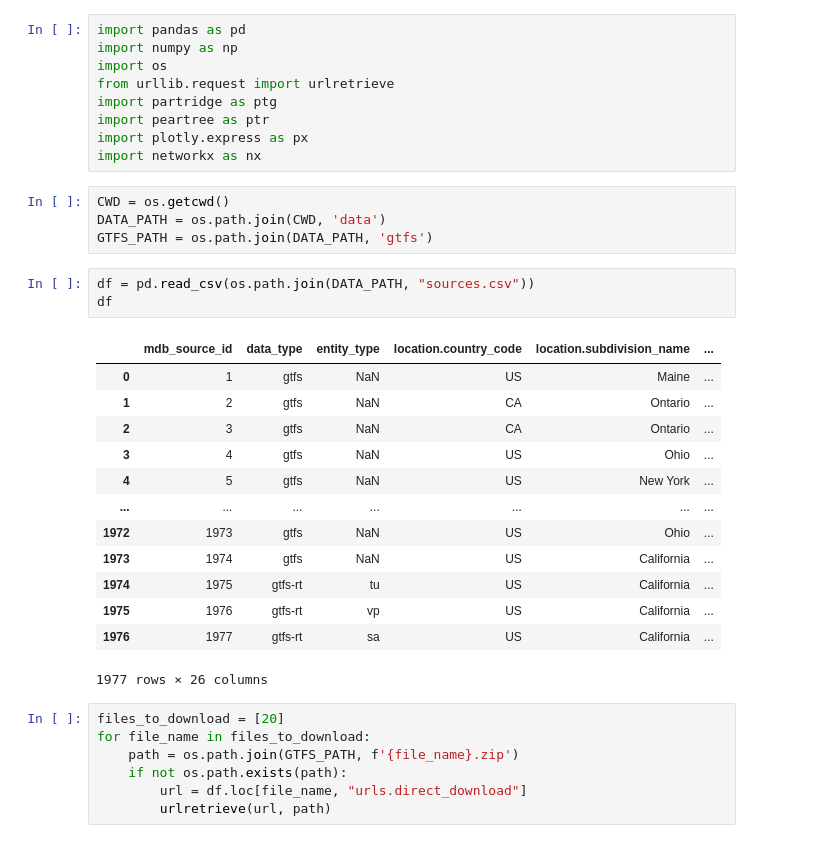
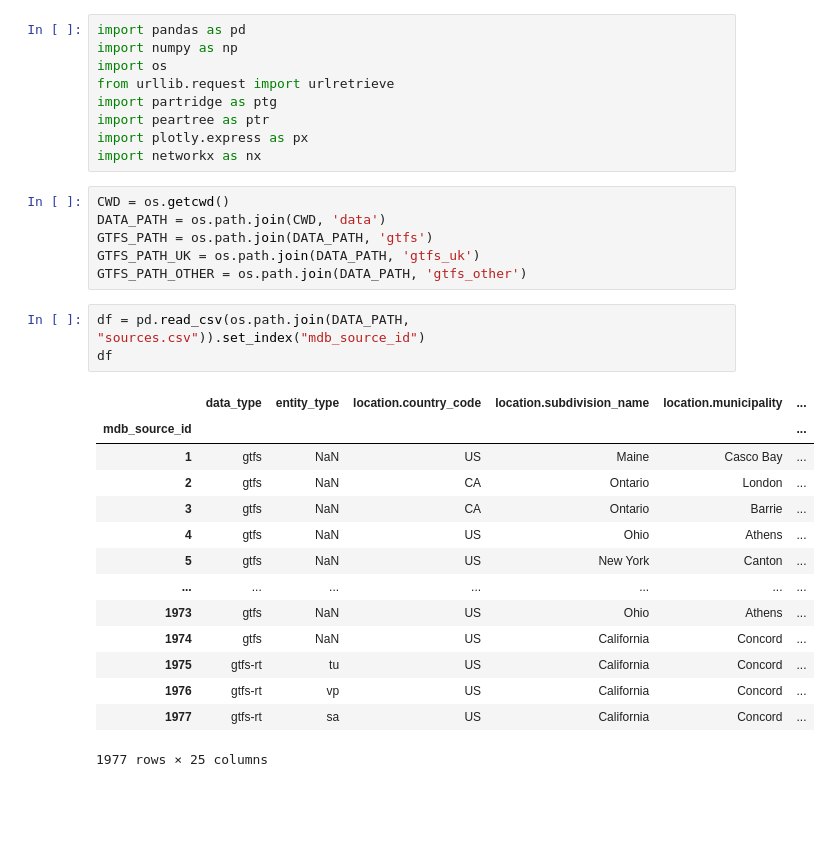
Before and after one commit to LucaPoli59/Da_TrNet, a Jupyter notebook: first_analysis.ipynb, the cells around one changed output. Drawn from its saved outputs; the diff is of its cells as text; blank space fills up the shorter version.

Commit message:
Data extraction

```diff
--- a/first_analysis.ipynb
+++ b/first_analysis.ipynb
@@ -11,27 +11,23 @@ import networkx as nx
 CWD = os.getcwd()
 DATA_PATH = os.path.join(CWD, 'data')
 GTFS_PATH = os.path.join(DATA_PATH, 'gtfs')
+GTFS_PATH_UK = os.path.join(DATA_PATH, 'gtfs_uk')
+GTFS_PATH_OTHER = os.path.join(DATA_PATH, 'gtfs_other')
 # %%
-df = pd.read_csv(os.path.join(DATA_PATH, "sources.csv"))
+df = pd.read_csv(os.path.join(DATA_PATH, "sources.csv")).set_index("mdb_source_id")
 df
 # %% [output]
-|  | mdb_source_id | data_type | entity_type | location.country_code | location.subdivision_name | ... |
-| 0 | 1 | gtfs | NaN | US | Maine | ... |
-| 1 | 2 | gtfs | NaN | CA | Ontario | ... |
-| 2 | 3 | gtfs | NaN | CA | Ontario | ... |
-| 3 | 4 | gtfs | NaN | US | Ohio | ... |
-| 4 | 5 | gtfs | NaN | US | New York | ... |
+|  | data_type | entity_type | location.country_code | location.subdivision_name | location.municipality | ... |
+| mdb_source_id |  |  |  |  |  | ... |
+| 1 | gtfs | NaN | US | Maine | Casco Bay | ... |
+| 2 | gtfs | NaN | CA | Ontario | London | ... |
+| 3 | gtfs | NaN | CA | Ontario | Barrie | ... |
+| 4 | gtfs | NaN | US | Ohio | Athens | ... |
+| 5 | gtfs | NaN | US | New York | Canton | ... |
 | ... | ... | ... | ... | ... | ... | ... |
-| 1972 | 1973 | gtfs | NaN | US | Ohio | ... |
-| 1973 | 1974 | gtfs | NaN | US | California | ... |
-| 1974 | 1975 | gtfs-rt | tu | US | California | ... |
-| 1975 | 1976 | gtfs-rt | vp | US | California | ... |
-| 1976 | 1977 | gtfs-rt | sa | US | California | ... |
+| 1973 | gtfs | NaN | US | Ohio | Athens | ... |
+| 1974 | gtfs | NaN | US | California | Concord | ... |
+| 1975 | gtfs-rt | tu | US | California | Concord | ... |
+| 1976 | gtfs-rt | vp | US | California | Concord | ... |
+| 1977 | gtfs-rt | sa | US | California | Concord | ... |
-1977 rows × 26 columns
+1977 rows × 25 columns
-# %%
-files_to_download = [20]
-for file_name in files_to_download:
-    path = os.path.join(GTFS_PATH, f'{file_name}.zip')
-    if not os.path.exists(path):
-        url = df.loc[file_name, "urls.direct_download"]
-        urlretrieve(url, path)
```
Also changed, not shown: parts of 18 cells of this notebook, 3 other files.
